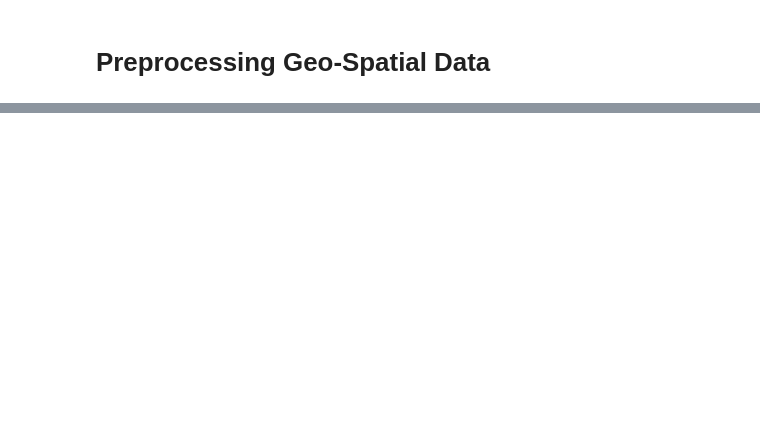
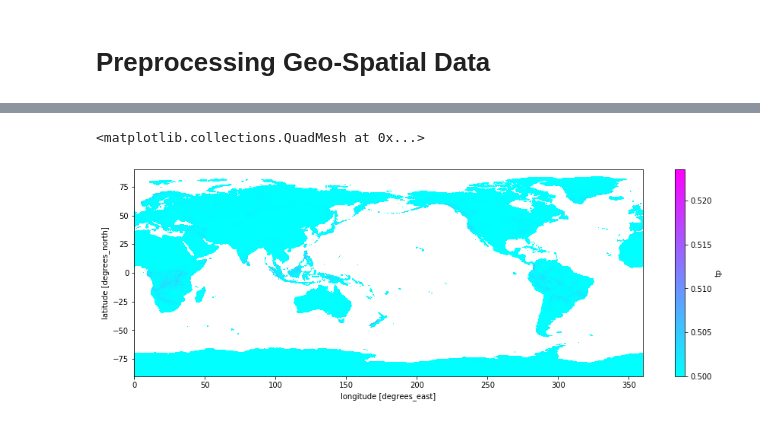
Before and after one commit to visvash/Climate-Informatics, a Jupyter notebook: Climate Informatics Project.ipynb, the cells around one changed output, grey strips where cells are left out. Saved outputs shown, nothing was run; the diff lists cells and outputs as text; code cells hidden in the pictures; blank space fills up the shorter version.

```diff
--- a/Climate Informatics Project.ipynb
+++ b/Climate Informatics Project.ipynb
@@ -425,0 +529,7 @@ db.sel(time='2019-12-01 12:00:00').plot.scatter(x='latitude',y='tp',figsize = (3
+# %%
+def sigmoid(x):
+    e = np.exp(1)
+    y = 1/(1+e**(-x))
+    return y
+# %%
+db_sigmoid = sigmoid(db)
@@ -425,0 +630,5 @@ db.sel(time='2019-12-01 12:00:00').plot.scatter(x='latitude',y='tp',figsize = (3
+# %%
+db_sigmoid.mean(dim='time').plot(figsize=(15,5),cmap='cool')
+# %% [output]
+<matplotlib.collections.QuadMesh at 0x...>
+[figure, added]
```
Also changed, not shown: parts of 91 cells of this notebook.
